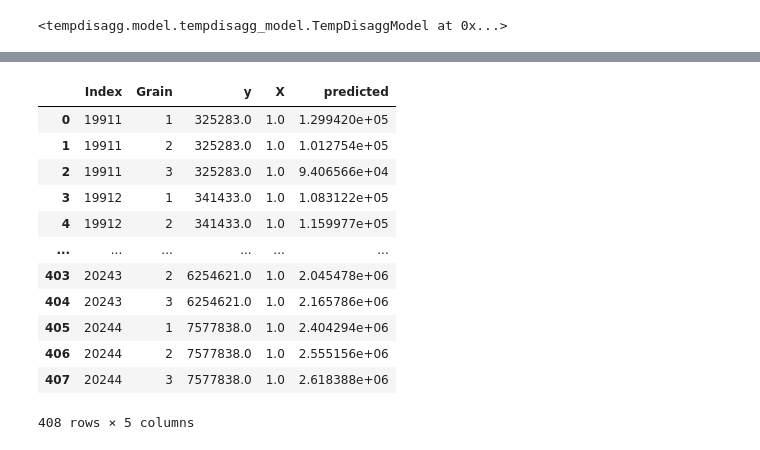
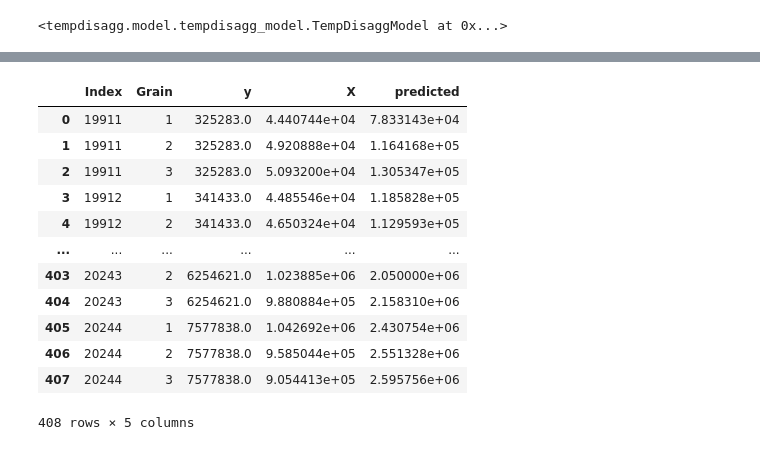
Before and after one commit to paulomercado/caps, a Jupyter notebook: main.ipynb, the cells around one changed output, grey strips where cells are left out. Cells and saved outputs as stored; diff of their text form; code cells hidden in the pictures.

Commit message:
fixing disagg

```diff
--- a/main.ipynb
+++ b/main.ipynb
@@ -34,11 +34,11 @@ df['Grain'] = (list(range(1, 4)) * len(df))[:len(df)]
 # %%
 df['y'] = data['Nominal GDP']
 df['y'] = df.groupby('Index')['y'].bfill()
-df['X'] = 1.0
-#df['X'] = (
-#    pd.to_numeric(data['Exports'], errors='coerce') +
-#    pd.to_numeric(data['Imports'], errors='coerce')
-#) * pd.to_numeric(data['USDPHP'], errors='coerce')
+#df['X'] = 1.0
+df['X'] = (
+    pd.to_numeric(data['Exports'], errors='coerce') +
+    pd.to_numeric(data['Imports'], errors='coerce')
+) * pd.to_numeric(data['USDPHP'], errors='coerce')
 df = df[(df['Index'] // 10).between(1991, 2024)]
 df = df.reset_index(drop=True)
 # %%
@@ -124,18 +124,18 @@ Estimated rho: 0.9900
 [figure]
 # %%
 df['predicted']=y_hat
-df
+data['NominalGDP_disagg']=y_hat
 # %% [output]
 |  | Index | Grain | y | X | predicted |
-| 0 | 19911 | 1 | 325283.0 | 1.0 | 1.299420e+05 |
-| 1 | 19911 | 2 | 325283.0 | 1.0 | 1.012754e+05 |
-| 2 | 19911 | 3 | 325283.0 | 1.0 | 9.406566e+04 |
-| 3 | 19912 | 1 | 341433.0 | 1.0 | 1.083122e+05 |
-| 4 | 19912 | 2 | 341433.0 | 1.0 | 1.159977e+05 |
+| 0 | 19911 | 1 | 325283.0 | 4.440744e+04 | 7.833143e+04 |
+| 1 | 19911 | 2 | 325283.0 | 4.920888e+04 | 1.164168e+05 |
+| 2 | 19911 | 3 | 325283.0 | 5.093200e+04 | 1.305347e+05 |
+| 3 | 19912 | 1 | 341433.0 | 4.485546e+04 | 1.185828e+05 |
+| 4 | 19912 | 2 | 341433.0 | 4.650324e+04 | 1.129593e+05 |
 | ... | ... | ... | ... | ... | ... |
-| 403 | 20243 | 2 | 6254621.0 | 1.0 | 2.045478e+06 |
-| 404 | 20243 | 3 | 6254621.0 | 1.0 | 2.165786e+06 |
-| 405 | 20244 | 1 | 7577838.0 | 1.0 | 2.404294e+06 |
-| 406 | 20244 | 2 | 7577838.0 | 1.0 | 2.555156e+06 |
-| 407 | 20244 | 3 | 7577838.0 | 1.0 | 2.618388e+06 |
+| 403 | 20243 | 2 | 6254621.0 | 1.023885e+06 | 2.050000e+06 |
+| 404 | 20243 | 3 | 6254621.0 | 9.880884e+05 | 2.158310e+06 |
+| 405 | 20244 | 1 | 7577838.0 | 1.042692e+06 | 2.430754e+06 |
+| 406 | 20244 | 2 | 7577838.0 | 9.585044e+05 | 2.551328e+06 |
+| 407 | 20244 | 3 | 7577838.0 | 9.054413e+05 | 2.595756e+06 |
 408 rows × 5 columns
```
Also changed, not shown: parts of 2 cells of this notebook, 2 other files.
